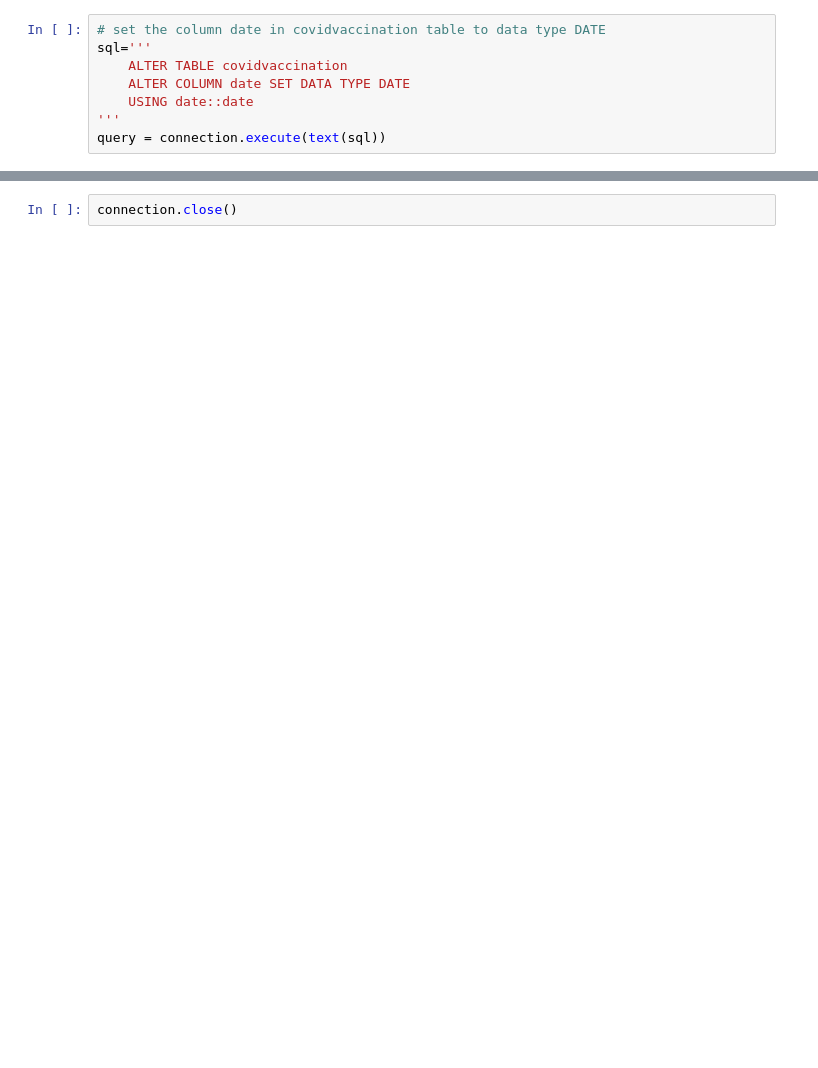
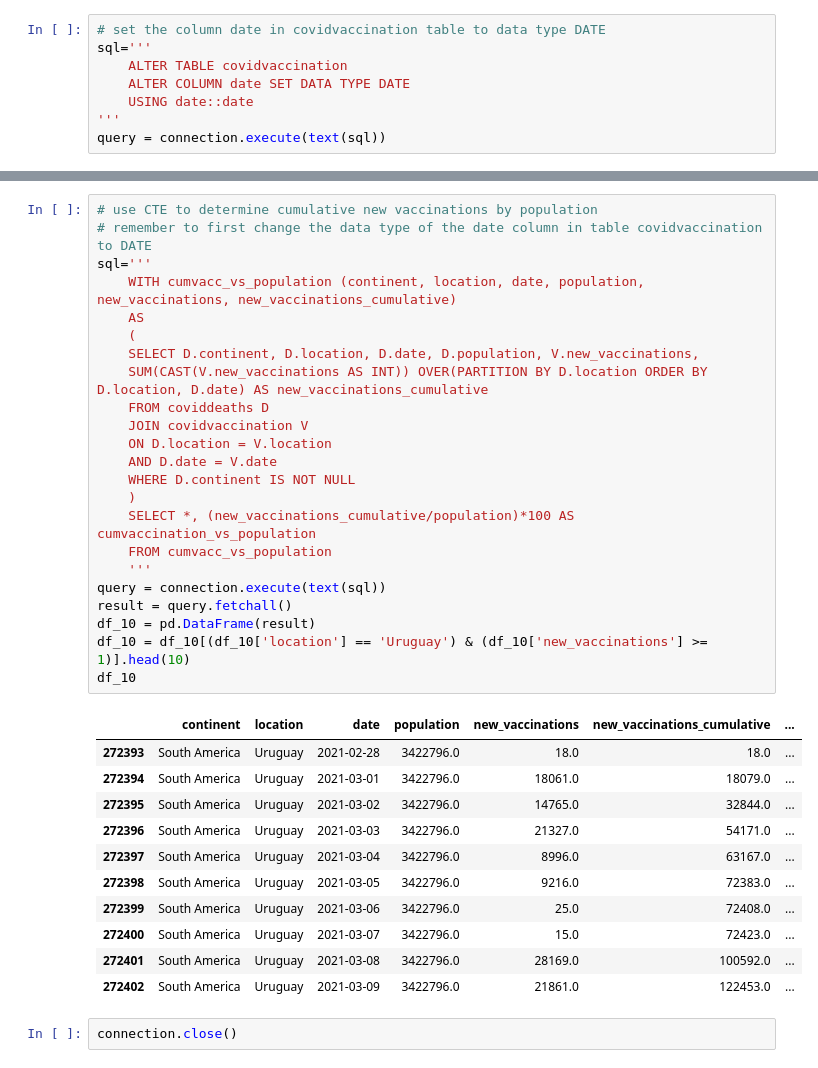
Before and after one commit to David-Almaguer-La-Rosa/SQL-queries-from-Jupyter-Notebook, a Jupyter notebook: Database connection and SQL queries from Jupyter Notebook.ipynb, the cells around one changed output, grey strips where cells are left out. Saved outputs shown, nothing was run; the diff lists cells and outputs as text; blank space fills up the shorter version.

```diff
--- a/Database connection and SQL queries from Jupyter Notebook.ipynb
+++ b/Database connection and SQL queries from Jupyter Notebook.ipynb
@@ -341,2 +383,37 @@ df_7[(df_7['location'] == 'Uruguay') & (df_7['new_vaccinations'] >= 1)]
+# %%
+# use CTE to determine cumulative new vaccinations by population
+# remember to first change the data type of the date column in table covidvaccination to DATE
+sql='''
+    WITH cumvacc_vs_population (continent, location, date, population, new_vaccinations, new_vaccinations_cumulative)
+    AS
+    (
+    SELECT D.continent, D.location, D.date, D.population, V.new_vaccinations,
+    SUM(CAST(V.new_vaccinations AS INT)) OVER(PARTITION BY D.location ORDER BY D.location, D.date) AS new_vaccinations_cumulative
+    FROM coviddeaths D
+    JOIN covidvaccination V
+    ON D.location = V.location
+    AND D.date = V.date
+    WHERE D.continent IS NOT NULL
+    )
+    SELECT *, (new_vaccinations_cumulative/population)*100 AS cumvaccination_vs_population
+    FROM cumvacc_vs_population
+    '''
+query = connection.execute(text(sql))
+result = query.fetchall()
+df_10 = pd.DataFrame(result)
+df_10 = df_10[(df_10['location'] == 'Uruguay') & (df_10['new_vaccinations'] >= 1)].head(10)
+df_10
+# %% [output]
+|  | continent | location | date | population | new_vaccinations | new_vaccinations_cumulative | ... |
+| 272393 | South America | Uruguay | 2021-02-28 | 3422796.0 | 18.0 | 18.0 | ... |
+| 272394 | South America | Uruguay | 2021-03-01 | 3422796.0 | 18061.0 | 18079.0 | ... |
+| 272395 | South America | Uruguay | 2021-03-02 | 3422796.0 | 14765.0 | 32844.0 | ... |
+| 272396 | South America | Uruguay | 2021-03-03 | 3422796.0 | 21327.0 | 54171.0 | ... |
+| 272397 | South America | Uruguay | 2021-03-04 | 3422796.0 | 8996.0 | 63167.0 | ... |
+| 272398 | South America | Uruguay | 2021-03-05 | 3422796.0 | 9216.0 | 72383.0 | ... |
+| 272399 | South America | Uruguay | 2021-03-06 | 3422796.0 | 25.0 | 72408.0 | ... |
+| 272400 | South America | Uruguay | 2021-03-07 | 3422796.0 | 15.0 | 72423.0 | ... |
+| 272401 | South America | Uruguay | 2021-03-08 | 3422796.0 | 28169.0 | 100592.0 | ... |
+| 272402 | South America | Uruguay | 2021-03-09 | 3422796.0 | 21861.0 | 122453.0 | ... |
 # %%
 connection.close()
```
Also changed, not shown: parts of 6 cells of this notebook.
